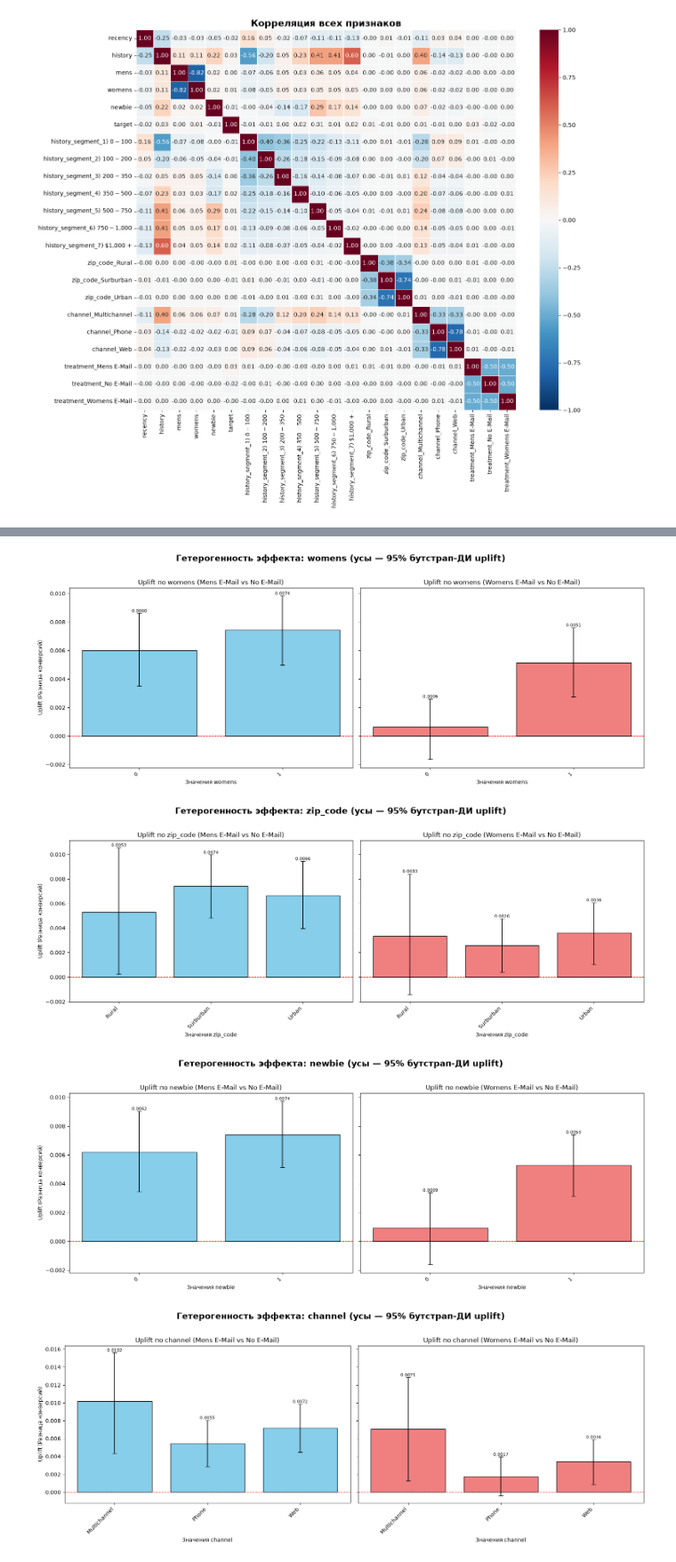
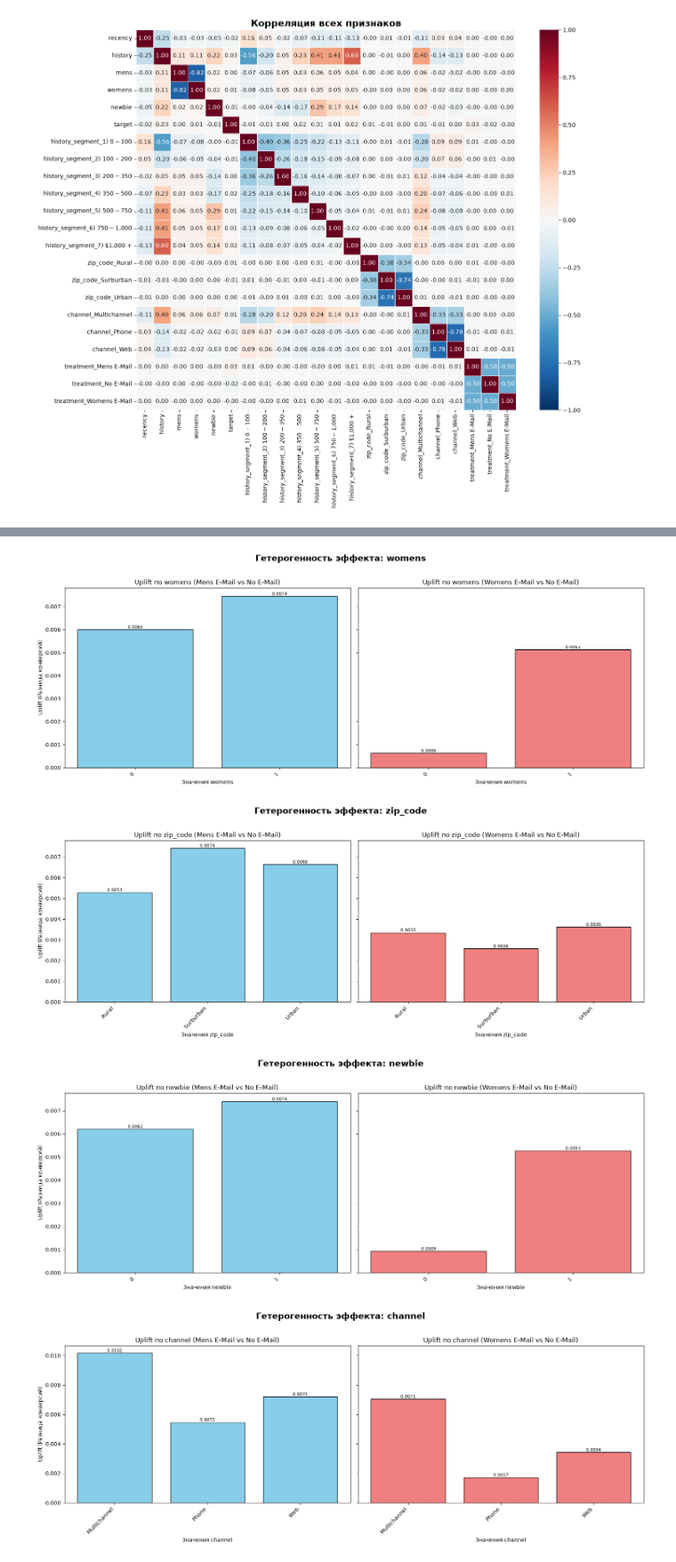
Before and after one commit to DaryaBalandina/Uplift_Team-141, a Jupyter notebook: EDA/EDA_hillstorm_Sasha.ipynb, the cells around one changed output, grey strips where cells are left out. Shown at 89% size. Saved outputs shown, nothing was run; the diff lists cells and outputs as text; code cells hidden in the pictures.

```diff
--- a/EDA/EDA_hillstorm_Sasha.ipynb
+++ b/EDA/EDA_hillstorm_Sasha.ipynb
@@ -577,30 +577,6 @@ all_features = features_for_bucket + features_no_bucket
 
 control_name = 'No E-Mail'
 test_groups = ['Mens E-Mail', 'Womens E-Mail']
-
-N_BOOT_CI = 2000
-ALPHA_CI = 0.05
-rng_ci = np.random.default_rng(42)
-
-
-def uplift_bootstrap_ci(stats, group, control_name, n_boot=N_BOOT_CI, alpha=ALPHA_CI, rng=rng_ci):
-    """Перцентильный бутстрап-ДИ разности конверсий по каждому бину.
-    Для 0/1 таргета непараметрический бутстрап среднего в точности эквивалентен
-    Binomial(n, p_hat) / n, поэтому матрицу ресэмплов хранить не нужно.
-    stats — результат agg(['sum', 'count']).unstack() по (бин, treatment)."""
-    out = {}
-    for name in (group, control_name):
-        s = stats[('sum', name)].to_numpy(dtype=float)
-        n = stats[('count', name)].to_numpy(dtype=float)
-        ok = n > 0
-        p = np.divide(s, n, out=np.zeros_like(s), where=ok)
-        draws = rng.binomial(np.where(ok, n, 1).astype(int), p, size=(n_boot, n.size))
-        out[name] = np.divide(draws, n, out=np.full_like(draws, np.nan, dtype=float), where=ok)
-
-    boot = out[group] - out[control_name]
-    low, high = np.quantile(boot, [alpha / 2, 1 - alpha / 2], axis=0)
-    return low, high
-
 
 for feature in all_features:
 
@@ -613,7 +589,6 @@ for feature in all_features:
         x_label = f'Значения {feature}'
 
     pivot = df_plot.groupby([col_name, 'treatment'], observed=False)['target'].mean().unstack()
-    stats = df_plot.groupby([col_name, 'treatment'], observed=False)['target'].agg(['sum', 'count']).unstack()
 
     fig, axes = plt.subplots(1, 2, figsize=(16, 6), sharey=True)
     x_axis = range(len(pivot))
@@ -622,15 +597,10 @@ for feature in all_features:
         ax = axes[i]
 
         uplift = pivot[group] - pivot[control_name]
-        ci_low, ci_high = uplift_bootstrap_ci(stats, group, control_name)
-        yerr = np.vstack([uplift.to_numpy() - ci_low, ci_high - uplift.to_numpy()])
-        yerr = np.nan_to_num(np.clip(yerr, 0, None))
 
-        bars = ax.bar(x_axis, uplift, color='skyblue' if i == 0 else 'lightcoral', edgecolor='black', zorder=2)
-        ax.errorbar(x_axis, uplift, yerr=yerr, fmt='none', ecolor='black',
-                    elinewidth=1.3, capsize=4, zorder=3)
+        bars = ax.bar(x_axis, uplift, color='skyblue' if i == 0 else 'lightcoral', edgecolor='black')
 
-        ax.axhline(0, color='red', linestyle='--', linewidth=1, zorder=1)
+        ax.axhline(0, color='red', linestyle='--', linewidth=1)
         ax.set_xticks(x_axis)
         ax.set_xticklabels([str(idx) for idx in pivot.index], rotation=45, ha='right')
         ax.set_xlabel(x_label)
@@ -640,18 +610,13 @@ for feature in all_features:
 
         ax.set_title(f'Uplift по {feature} ({group} vs {control_name})')
 
-        for bar, lo, hi in zip(bars, ci_low, ci_high):
+        for bar in bars:
             yval = bar.get_height()
-            if not np.isfinite(yval):
-                continue
             va = 'bottom' if yval >= 0 else 'top'
-            offset = (hi - yval) if yval >= 0 else (lo - yval)
-            offset = offset if np.isfinite(offset) else 0.0
-            ax.text(bar.get_x() + bar.get_width() / 2, yval + offset, f'{yval:.4f}',
+            ax.text(bar.get_x() + bar.get_width()/2, yval, f'{yval:.4f}',
                     ha='center', va=va, fontsize=8)
 
-    plt.suptitle(f'Гетерогенность эффекта: {feature} (усы — 95% бутстрап-ДИ uplift)',
-                 fontsize=16, fontweight='bold', y=1.02)
+    plt.suptitle(f'Гетерогенность эффекта: {feature}', fontsize=16, fontweight='bold', y=1.02)
     plt.tight_layout()
     plt.show()
 # %% [output]
@@ -662,7 +627,7 @@ for feature in all_features:
-[figure, old version]
+[figure, new version]
-[figure, old version]
+[figure, new version]
-[figure, old version]
+[figure, new version]
-[figure, old version]
+[figure, new version]
 # %% [markdown]
 **Выводы по анализу**
 
```
Also changed, not shown: parts of 4 cells of this notebook.
